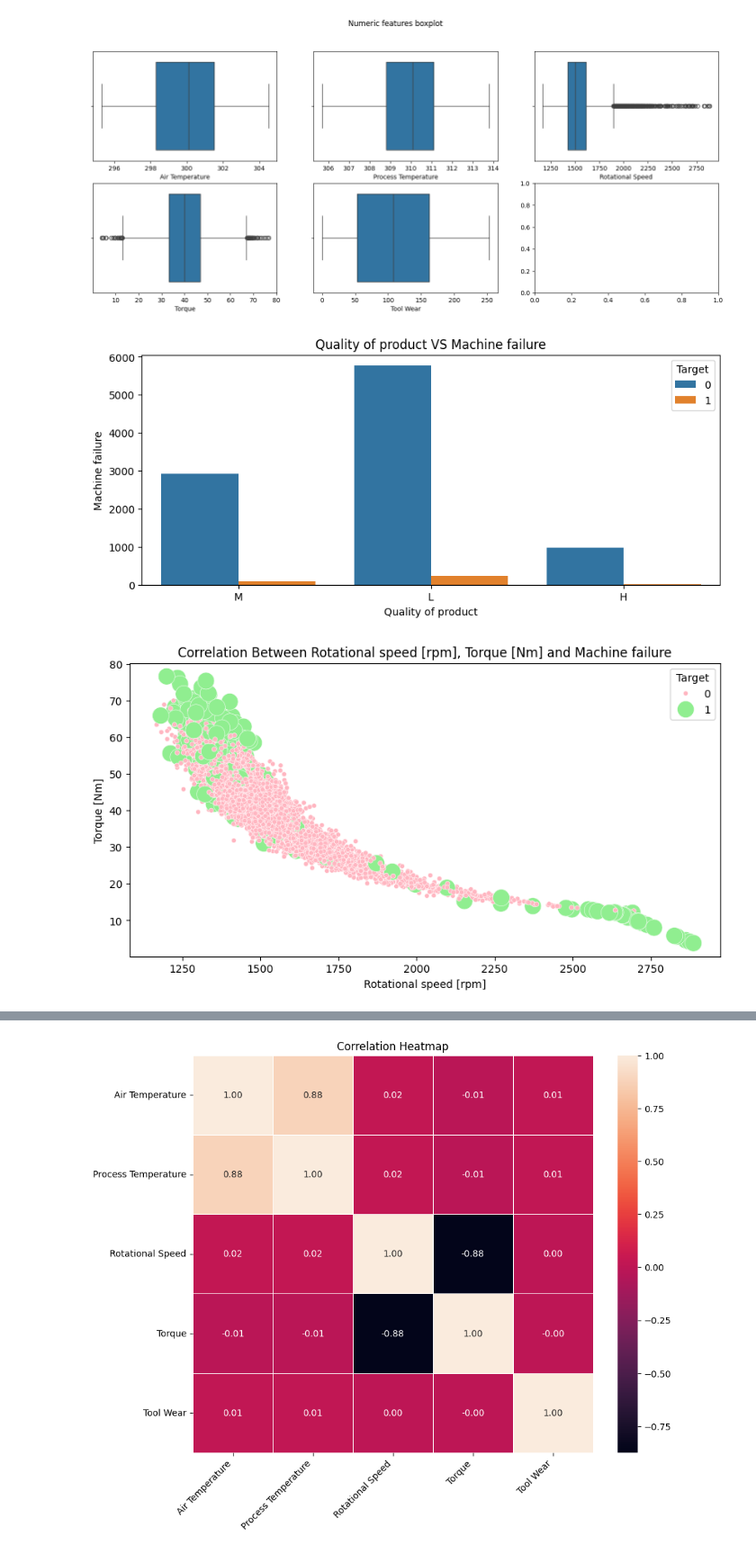
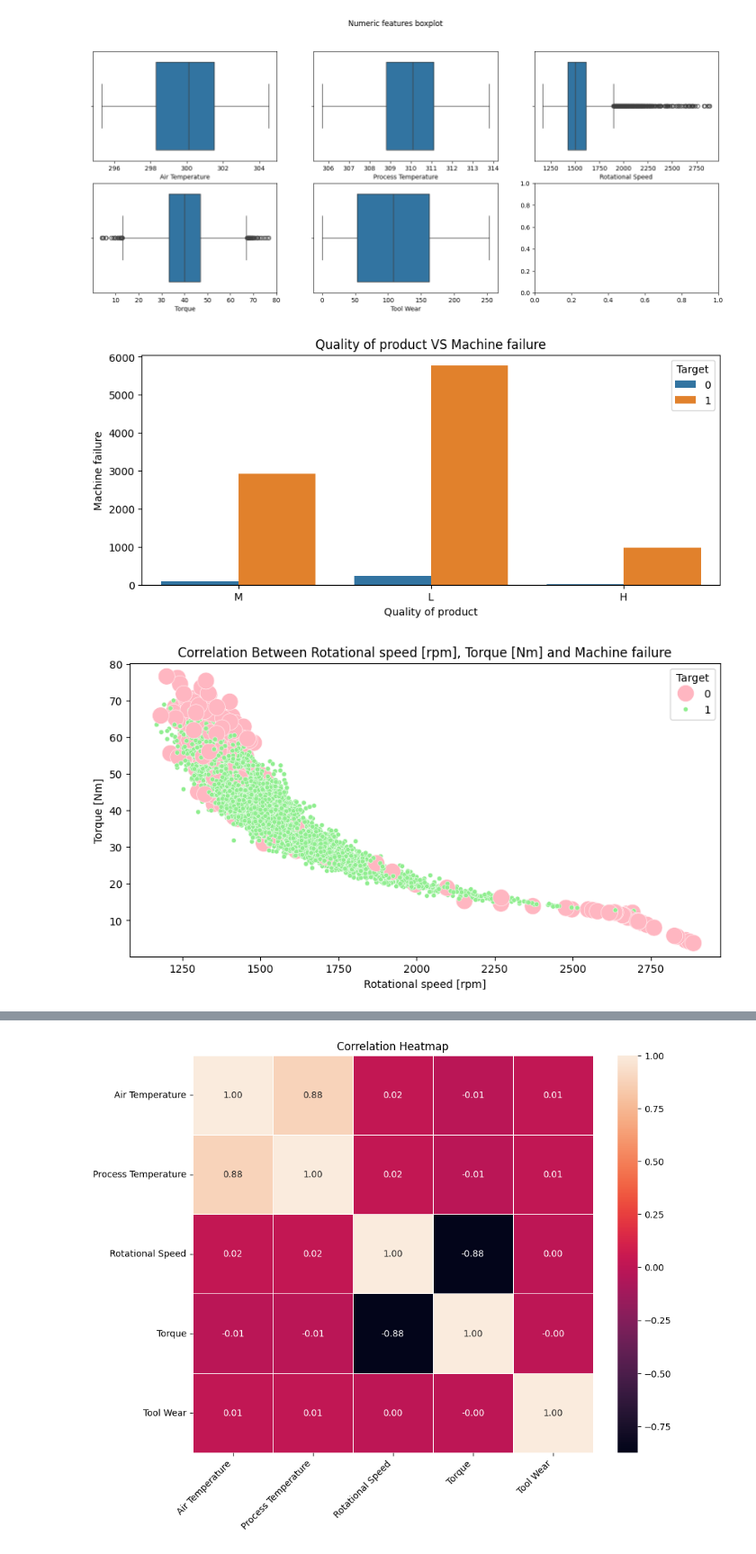
Before and after one commit to Riuzzo/Progetto_ML, a Jupyter notebook: MachineFailurePrediction.ipynb, the cells around one changed output, grey strips where cells are left out. Shown at 90% size. Drawn from its saved outputs; the diff is of its cells as text; code cells hidden in the pictures.

```diff
--- a/MachineFailurePrediction.ipynb
+++ b/MachineFailurePrediction.ipynb
@@ -52,3 +64,6 @@ Data columns (total 10 columns):
  9   Failure Type             10000 non-null  object
 dtypes: float64(3), int64(4), object(3)
 memory usage: 781.4+ KB
+# %%
+df['Target'] = df['Target'] ^ 1
+df
@@ -175,15 +204,15 @@ plt.xlabel('Quality of product')
 plt.ylabel('Machine failure')
 plt.show()
 # %% [output]
-[figure, old version]
+[figure, new version]
 # %%
 plt.figure(figsize=(10, 5))
-sns.scatterplot(x='Rotational Speed', y='Torque', hue='Target', palette=['lightpink', 'lightgreen'], data=df, size='Target', sizes=(250, 20))
+sns.scatterplot(x='Rotational Speed', y='Torque', hue='Target', palette=['lightpink', 'lightgreen'], data=df, size='Target', sizes=(20, 250))
 plt.title('Correlation Between Rotational speed [rpm], Torque [Nm] and Machine failure')
 plt.xlabel('Rotational speed [rpm]')
 plt.ylabel('Torque [Nm]')
 plt.show()
 # %% [output]
-[figure, old version]
+[figure, new version]
 # %%
 plt.figure(figsize=(10, 5))
```
Also changed, not shown: parts of 34 cells of this notebook.
